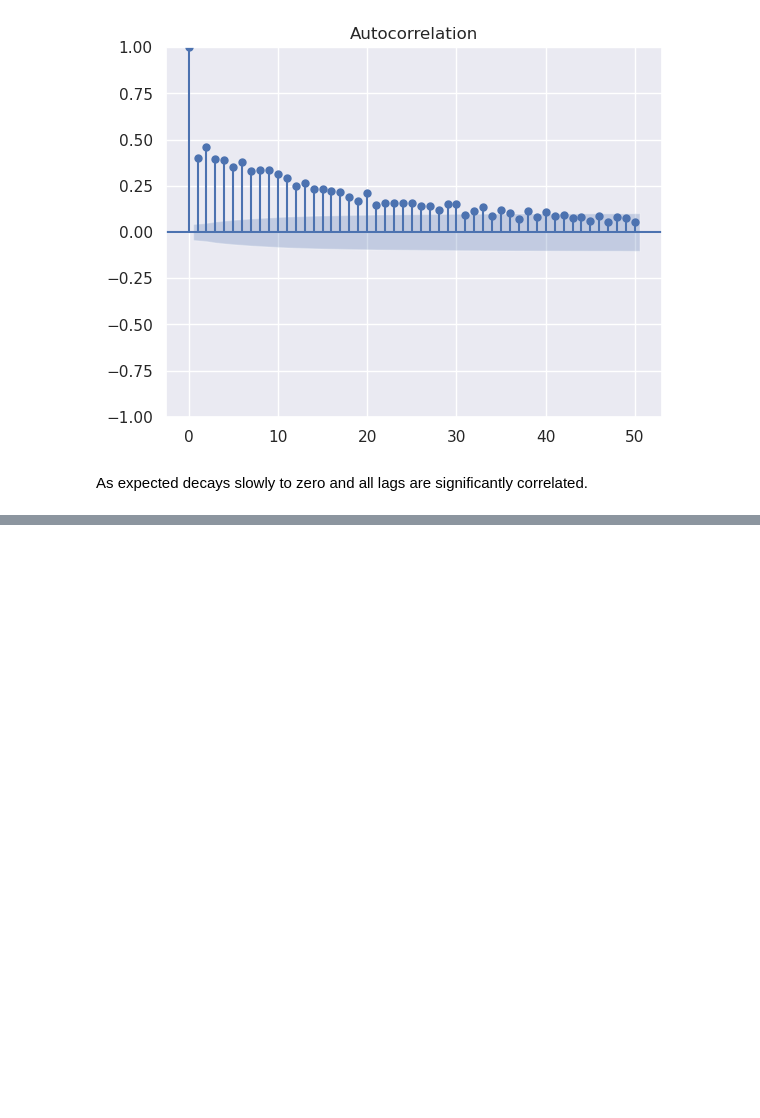
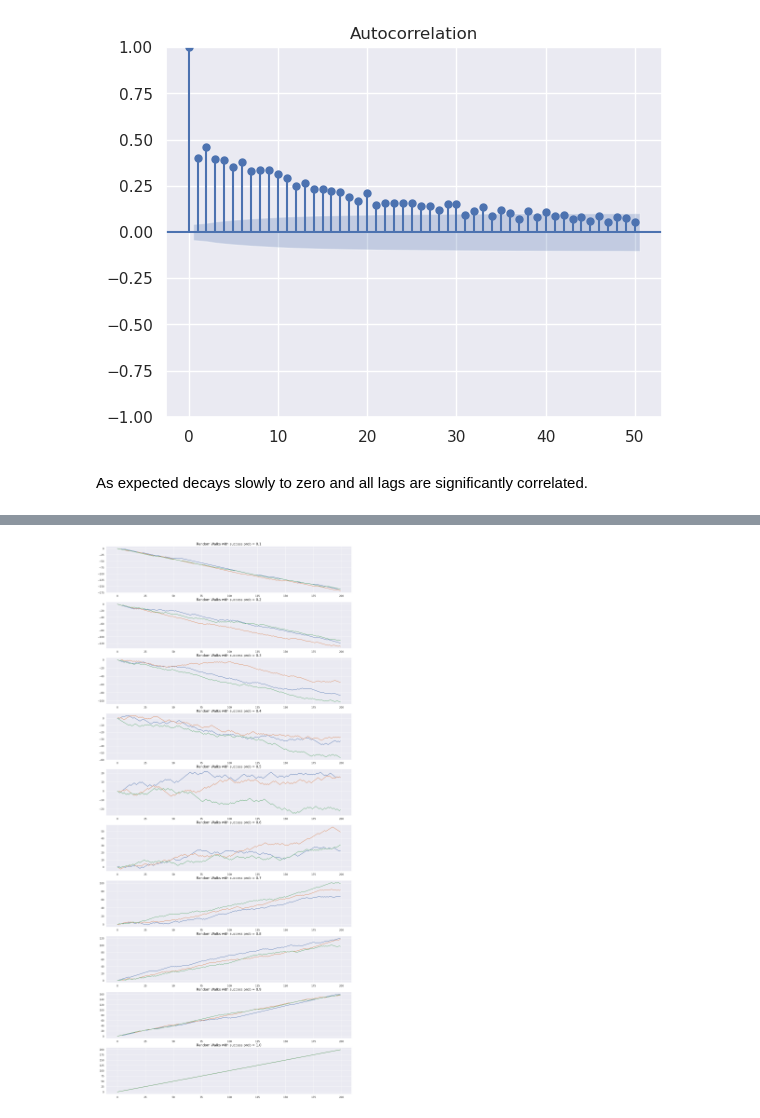
Before and after one commit to bhavinmoriya/Python-for-Financial-Analysis-and-Algorithmic-Trading, a Jupyter notebook: statistics-in-finance.ipynb, the cells around one changed output, grey strips where cells are left out. Drawn from its saved outputs; the diff is of its cells as text; code cells hidden in the pictures; blank space fills up the shorter version.

```diff
--- a/statistics-in-finance.ipynb
+++ b/statistics-in-finance.ipynb
@@ -189,0 +271,13 @@ As expected decays slowly to zero and all lags are significantly correlated.
+# %%
+fig, ax = plt.subplots(10, figsize=(20,45))
+ax = ax.flatten()
+probs = np.linspace(0.1,1,10)
+
+for i, p in enumerate(probs):
+    r = random_walk(p,200,3)
+    ax[i].plot(r[:,:])
+#     plt.yticks(range(-6,6))
+#     plt.xticks(range(10))
+    ax[i].set_title(f'Random Walks with success prob = {np.round(p,2)}',size=15);
+# %% [output]
+[figure, added]
```
Also changed, not shown: parts of 19 cells of this notebook.
